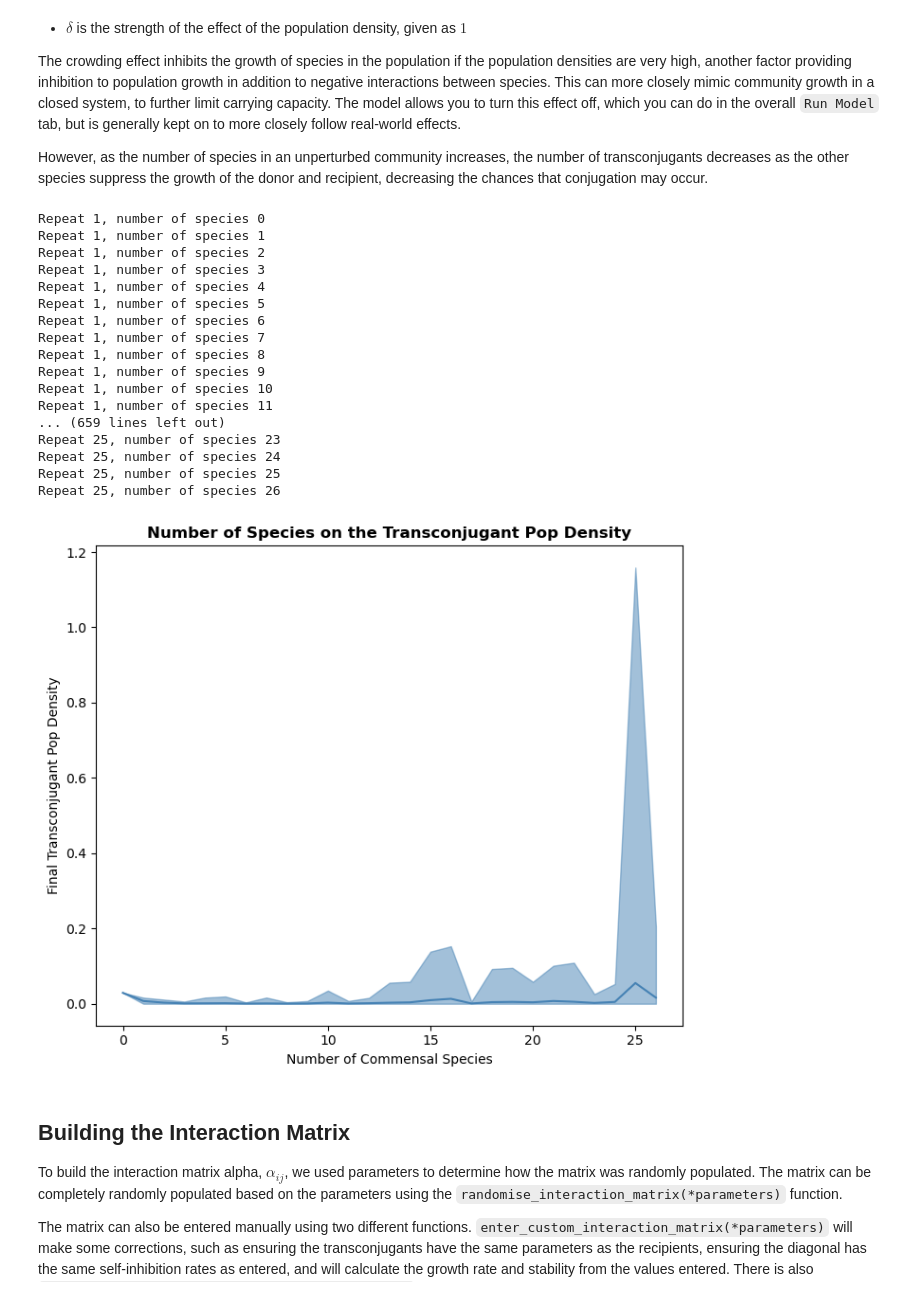
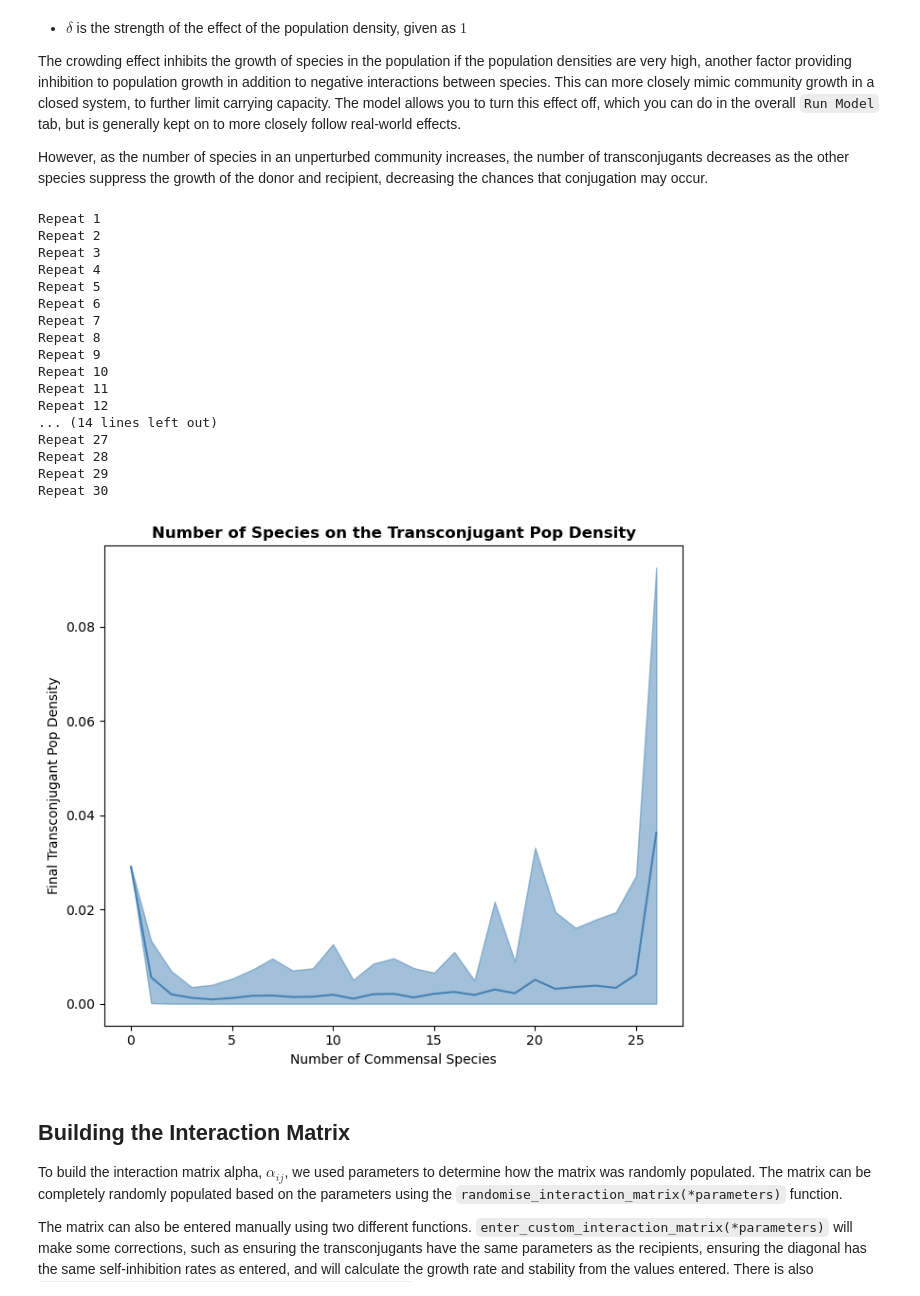
Before and after one commit to amybda/bacterial-community-conjugation-ODE, a Jupyter notebook: ODEconjugation/model-walkthrough.ipynb, the cells around one changed output. Saved outputs shown, nothing was run; the diff lists cells and outputs as text; code cells hidden in the pictures.

Commit message:
rerun the model walkthrough with changed model functions

```diff
--- a/ODEconjugation/model-walkthrough.ipynb
+++ b/ODEconjugation/model-walkthrough.ipynb
@@ -87,59 +88,69 @@ t_start = 0                                       # starting timestep
 t_end = 300                                       # ending timestep
 # %%
 # Initialise model
-repeat = 25
+repeat = 30
 final_transconjugants = np.zeros([len(n_species), repeat])  # array to save data in
 
 for r in range(repeat):
+    print(f'Repeat {r+1}')
     susceptibility = [0, 0, 0]  # susceptibility of susceptible taxa
     x0 = [5e-5, 5e-5, 0]  # starting population size
     for s in range(len(n_species)):
-        print(f'Repeat {r+1}, number of species {s}')
+        vary_nspecies = ode_lotka(int(n_species[s]))  # initialise model
+        if s == 0:
+            vary_nspecies.randomise_interaction_matrix(connectivity, sigma, P_m, self_inhibition, intrinsic_growth=intrinsic_growth)  # initialise interaction matrix
+            alpha = vary_nspecies.alpha
         # Update parameters
-        if s > 0:
+        else:
             x0.append(1)
             susceptibility.append(0.5)
+            vary_nspecies.good_alpha = 0
+            while vary_nspecies.good_alpha == 0:
+                col = np.array(sigma * abs(rd.randn(int(n_species[s])+2)) * -1).reshape(-1,1)
+                row = np.array(sigma * abs(rd.randn(int(n_species[s])+3)) * -1)
+                new_alpha = np.hstack([alpha, col])
+                new_alpha = np.vstack([new_alpha, row])
+                vary_nspecies.enter_custom_interaction_matrix(new_alpha, self_inhibition=self_inhibition)  # initialise interaction matrix
+        alpha = vary_nspecies.alpha
         # Run model
-        vary_nspecies = ode_lotka(int(n_species[s]))  # initialise model
-        vary_nspecies.randomise_interaction_matrix(connectivity, sigma, P_m, self_inhibition, intrinsic_growth=intrinsic_growth)  # initialise interaction matrix
         vary_nspecies.solve_ode(t_start, t_end, x0, conjugation_rate, susceptibility, drug_level)  # solve ode
         final_transconjugants[s][r] = vary_nspecies.results.y[2, -1]  # final number of transconjugants
 np.save(f'{datadir}change_nspecies', final_transconjugants)
 # %% [output]
-Repeat 1, number of species 0
-Repeat 1, number of species 1
-Repeat 1, number of species 2
-Repeat 1, number of species 3
-Repeat 1, number of species 4
-Repeat 1, number of species 5
-Repeat 1, number of species 6
-Repeat 1, number of species 7
-Repeat 1, number of species 8
-Repeat 1, number of species 9
-Repeat 1, number of species 10
-Repeat 1, number of species 11
-... (659 lines left out)
-Repeat 25, number of species 23
-Repeat 25, number of species 24
-Repeat 25, number of species 25
-Repeat 25, number of species 26
+Repeat 1
+Repeat 2
+Repeat 3
+Repeat 4
+Repeat 5
+Repeat 6
+Repeat 7
+Repeat 8
+Repeat 9
+Repeat 10
+Repeat 11
+Repeat 12
+... (14 lines left out)
+Repeat 27
+Repeat 28
+Repeat 29
+Repeat 30
 # %%
 #Load data
 n_species = np.linspace(0, 26, 27)
 final_transconjugants = np.load(f'{datadir}/change_nspecies.npy')
 
 # Plot the results of the effect of conjugation_rate on transconjugants
 fig, ax = plt.subplots(figsize=(7,6))
 plt.plot(n_species, final_transconjugants.mean(axis=1), color='steelblue')
-plt.fill_between(n_species, np.percentile(final_transconjugants, 10, axis=1), np.percentile(final_transconjugants, 100, axis=1), alpha=0.5, color='steelblue')
+plt.fill_between(n_species, np.percentile(final_transconjugants, 5, axis=1), np.percentile(final_transconjugants, 95, axis=1), alpha=0.5, color='steelblue')
 ax.set_xlabel('Number of Commensal Species')
 ax.set_ylabel('Final Transconjugant Pop Density')
 plt.title('Number of Species on the Transconjugant Pop Density', fontweight='bold')
 plt.tight_layout()
 plt.savefig(f'{figdir}vary_nspecies_transconjugants.png', dpi=500)
 plt.show()
 # %% [output]
-[figure, old version]
+[figure, new version]
 # %% [markdown]
 ## Building the Interaction Matrix
 
```
Also changed, not shown: parts of 43 cells of this notebook, 24 other files.
